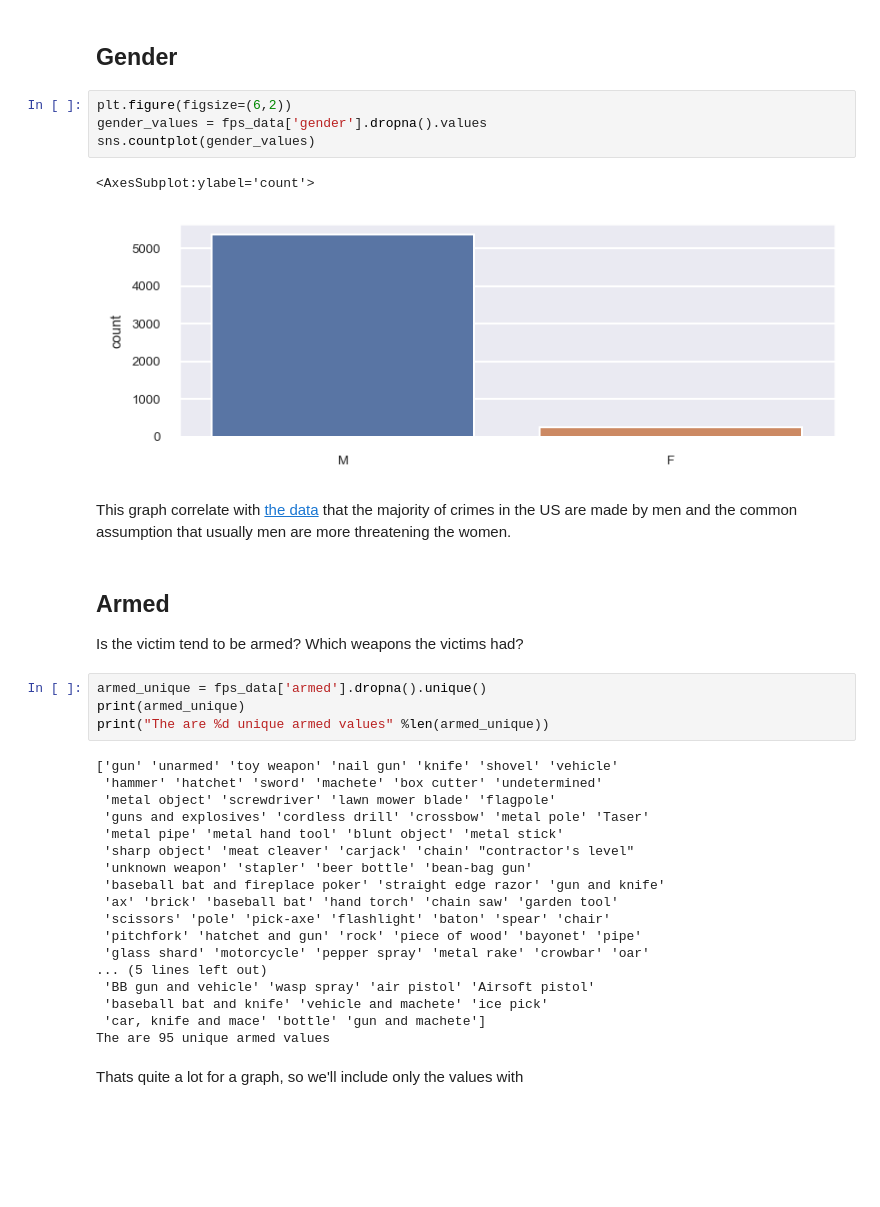
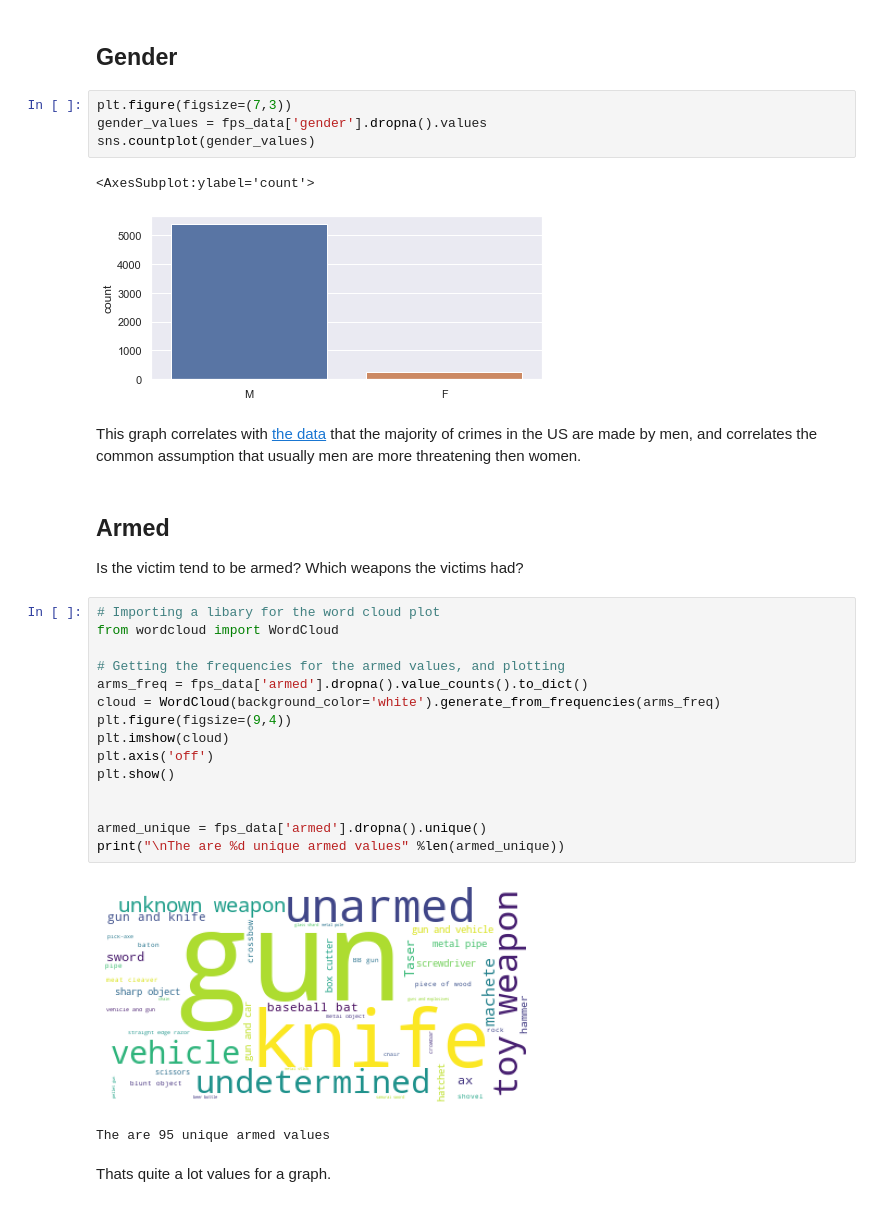
Before and after one commit to SagiPolaczek/Police_Shooting_Analysis, a Jupyter notebook: fps.ipynb, the cells around one changed output. Cells and saved outputs as stored; diff of their text form; blank space fills up the shorter version.

```diff
--- a/fps.ipynb
+++ b/fps.ipynb
@@ -125,38 +143,34 @@ Maybe race? Age? Or even date?
 # %% [markdown]
 ## Gender
 # %%
-plt.figure(figsize=(6,2))
+plt.figure(figsize=(7,3))
 gender_values = fps_data['gender'].dropna().values
 sns.countplot(gender_values)
 # %% [output]
 <AxesSubplot:ylabel='count'>
-[figure, old version]
+[figure, new version]
 # %% [markdown]
-This graph correlate with [the data](https://en.wikipedia.org/wiki/Sex_differences_in_crime#In_the_United_States) that the majority of crimes in the US are made by men and the common assumption that usually men are more threatening the women.
+This graph correlates with [the data](https://en.wikipedia.org/wiki/Sex_differences_in_crime#In_the_United_States) that the majority of crimes in the US are made by men, and correlates the common assumption that usually men are more threatening then women.
 # %% [markdown]
 ## Armed
 Is the victim tend to be armed? Which weapons the victims had?
-# %%
-armed_unique = fps_data['armed'].dropna().unique()
-print(armed_unique)
-print("The are %d unique armed values" %len(armed_unique))
-# %% [output]
-['gun' 'unarmed' 'toy weapon' 'nail gun' 'knife' 'shovel' 'vehicle'
- 'hammer' 'hatchet' 'sword' 'machete' 'box cutter' 'undetermined'
- 'metal object' 'screwdriver' 'lawn mower blade' 'flagpole'
- 'guns and explosives' 'cordless drill' 'crossbow' 'metal pole' 'Taser'
- 'metal pipe' 'metal hand tool' 'blunt object' 'metal stick'
- 'sharp object' 'meat cleaver' 'carjack' 'chain' "contractor's level"
- 'unknown weapon' 'stapler' 'beer bottle' 'bean-bag gun'
- 'baseball bat and fireplace poker' 'straight edge razor' 'gun and knife'
- 'ax' 'brick' 'baseball bat' 'hand torch' 'chain saw' 'garden tool'
- 'scissors' 'pole' 'pick-axe' 'flashlight' 'baton' 'spear' 'chair'
- 'pitchfork' 'hatchet and gun' 'rock' 'piece of wood' 'bayonet' 'pipe'
- 'glass shard' 'motorcycle' 'pepper spray' 'metal rake' 'crowbar' 'oar'
-... (5 lines left out)
- 'BB gun and vehicle' 'wasp spray' 'air pistol' 'Airsoft pistol'
- 'baseball bat and knife' 'vehicle and machete' 'ice pick'
- 'car, knife and mace' 'bottle' 'gun and machete']
-The are 95 unique armed values
+# %%
+# Importing a libary for the word cloud plot
+from wordcloud import WordCloud
+
+# Getting the frequencies for the armed values, and plotting
+arms_freq = fps_data['armed'].dropna().value_counts().to_dict()
+cloud = WordCloud(background_color='white').generate_from_frequencies(arms_freq)
+plt.figure(figsize=(9,4))
+plt.imshow(cloud)
+plt.axis('off')
+plt.show()
+
+
+armed_unique = fps_data['armed'].dropna().unique()
+print("\nThe are %d unique armed values" %len(armed_unique))
+# %% [output]
+[figure, added]
+The are 95 unique armed values
 # %% [markdown]
-Thats quite a lot for a graph, so we'll include only the values with
+Thats quite a lot values for a graph.
```
Also changed, not shown: parts of 6 cells of this notebook.
